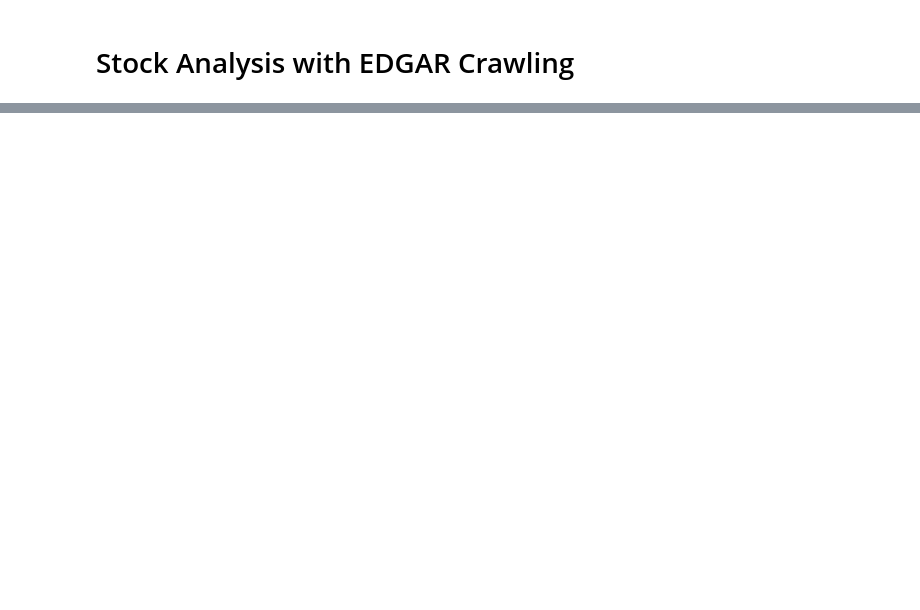
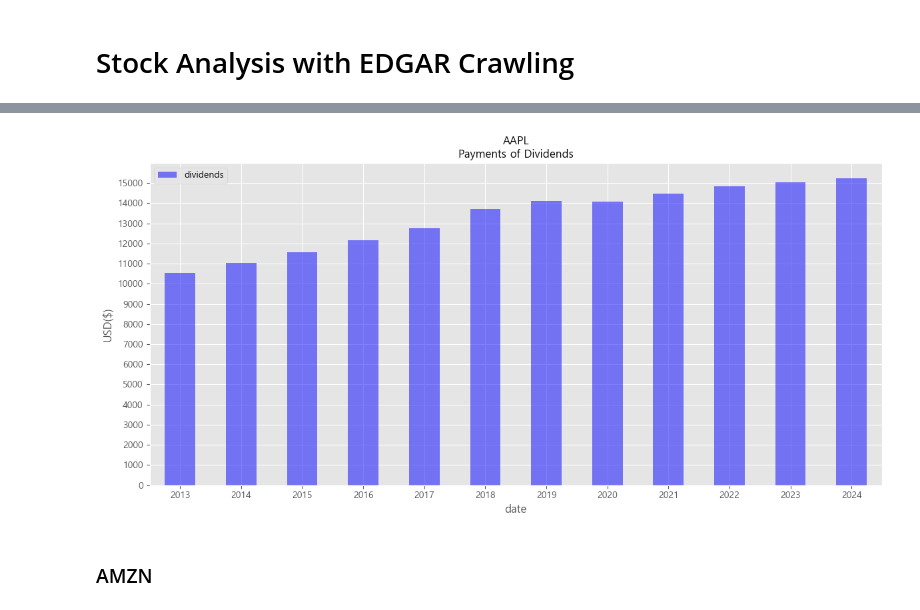
Before and after one commit to akaiuun12/stock_portfolio, a Jupyter notebook: edgar.ipynb, the cells around one changed output, grey strips where cells are left out. Drawn from its saved outputs; the diff is of its cells as text; code cells hidden in the pictures; blank space fills up the shorter version.

```diff
--- a/edgar.ipynb
+++ b/edgar.ipynb
@@ -51,0 +54,29 @@ CIK = {
+# %%
+# %% Annual Net Income(Loss)
+def annual_net_income(facts):
+    if 'NetIncomeLoss' in facts['us-gaap'].keys():
+        ni_var = 'NetIncomeLoss'
+    elif 'NetIncomeLossAvailableToCommonStockholdersBasic' in facts['us-gaap'].keys():
+        ni_var = 'NetIncomeLossAvailableToCommonStockholdersBasic'
+    else:
+        return False
+
+    title = facts['us-gaap'][ni_var]['label']
+    description = facts['us-gaap'][ni_var]['description']
+
+    date = []
+    net_income = []
+
+    for report in facts['us-gaap'][ni_var]['units']['USD']:
+        try:
+            frame = report['frame']
+
+            if len(frame) == 6:
+                date.append(report['end'])
+                net_income.append(report['val'])
+        except:
+            pass
+
+    df_net_income = pd.DataFrame({'date': date, 'net_income': net_income})
+
+    return df_net_income, title, description
@@ -181,7 +170,0 @@ plot_annual_net_income(df_net_income, title, description, 0, 120000, 10000)
-# %%
-# %% AMZN: Dividends
-try:
-    df_dividends, title, description = annual_dividends(facts)
-    plot_annual_dividends(df_dividends, title, description, 0, 20000, 5000)
-except TypeError:
-    print('Dividends history does not exists')
@@ -209,0 +191,12 @@ fig.show()
+# %%
+try:
+    df_dividends, title, description = annual_dividends(facts)
+
+    plot_annual_dividends(df_dividends, title, description,
+                        ymin=0, ymax=16000, ystep=1000)
+except:
+    print(f'{ticker} does not pay dividends')
+# %% [output]
+[figure, added]
+# %% [markdown]
+### AMZN
```
Also changed, not shown: parts of 55 cells of this notebook.
